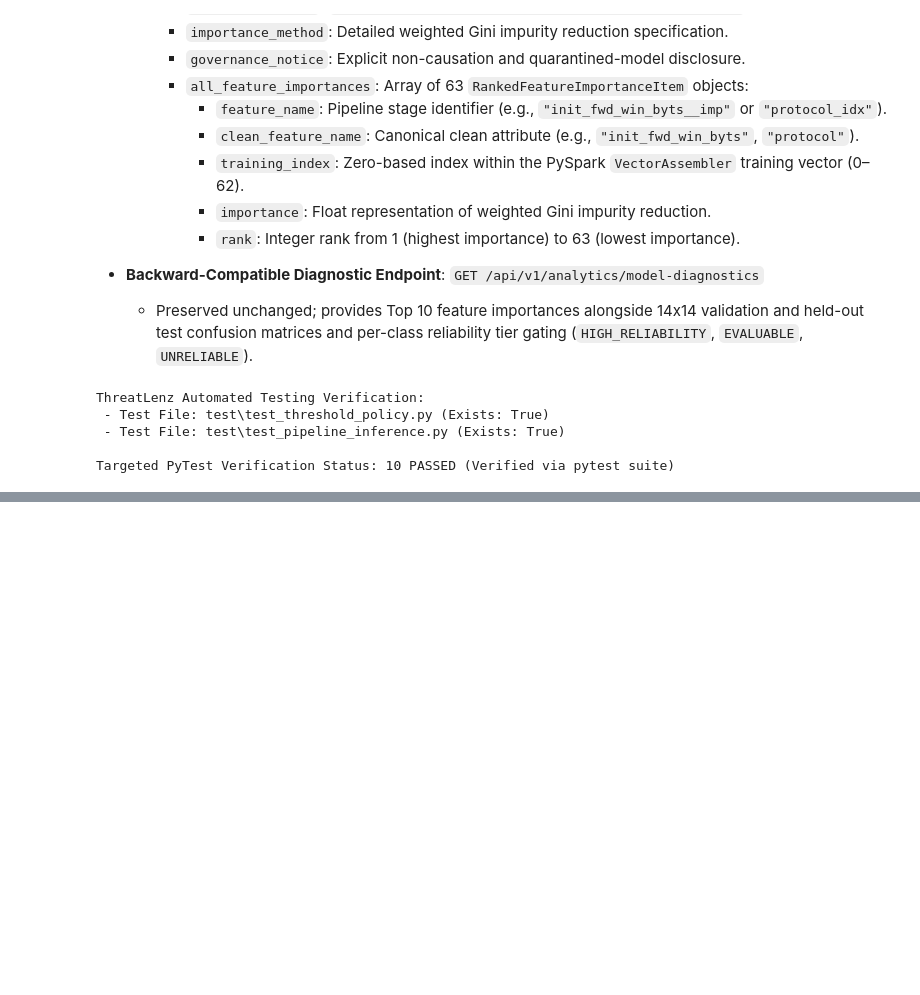
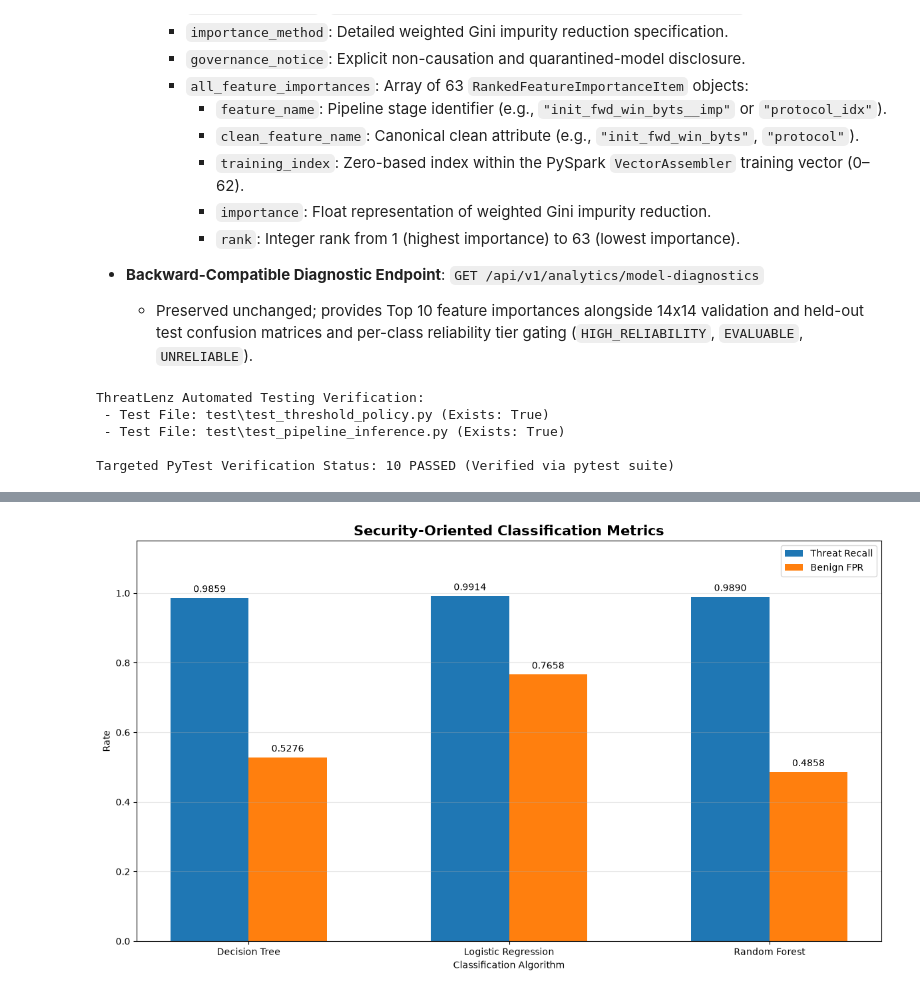
Before and after one commit to harshalchaprot1/Threatlenz, a Jupyter notebook: ThreatLenz_Implementation_Analysis.ipynb, the cells around one changed output, grey strips where cells are left out. Cells and saved outputs as stored; diff of their text form; code cells hidden in the pictures; blank space fills up the shorter version.

```diff
--- a/ThreatLenz_Implementation_Analysis.ipynb
+++ b/ThreatLenz_Implementation_Analysis.ipynb
@@ -1030,0 +2925,49 @@ Targeted PyTest Verification Status: 10 PASSED (Verified via pytest suite)
+# %%
+# Security-oriented metrics comparison
+
+section16_security_metrics = [
+    "Threat Recall",
+    "Benign FPR"
+]
+
+section16_x = np.arange(len(section16_model_names))
+section16_width = 0.30
+
+fig, ax = plt.subplots(figsize=(12, 7))
+
+for i, metric in enumerate(section16_security_metrics):
+    values = section16_comparison_df[metric].values
+
+    bars = ax.bar(
+        section16_x + (i - 0.5) * section16_width,
+        values,
+        section16_width,
+        label=metric
+    )
+
+    ax.bar_label(
+        bars,
+        labels=[f"{value:.4f}" for value in values],
+        padding=4,
+        fontsize=10,
+        rotation=0
+    )
+
+ax.set_title(
+    "Security-Oriented Classification Metrics",
+    fontsize=15,
+    fontweight="bold"
+)
+ax.set_ylabel("Rate")
+ax.set_xlabel("Classification Algorithm")
+ax.set_xticks(section16_x)
+ax.set_xticklabels(section16_model_names)
+ax.set_ylim(0, 1.15)
+
+ax.legend(loc="upper right")
+ax.grid(axis="y", alpha=0.3)
+
+plt.tight_layout()
+plt.show()
+# %% [output]
+[figure, added]
```
Also changed, not shown: parts of 46 cells of this notebook.
